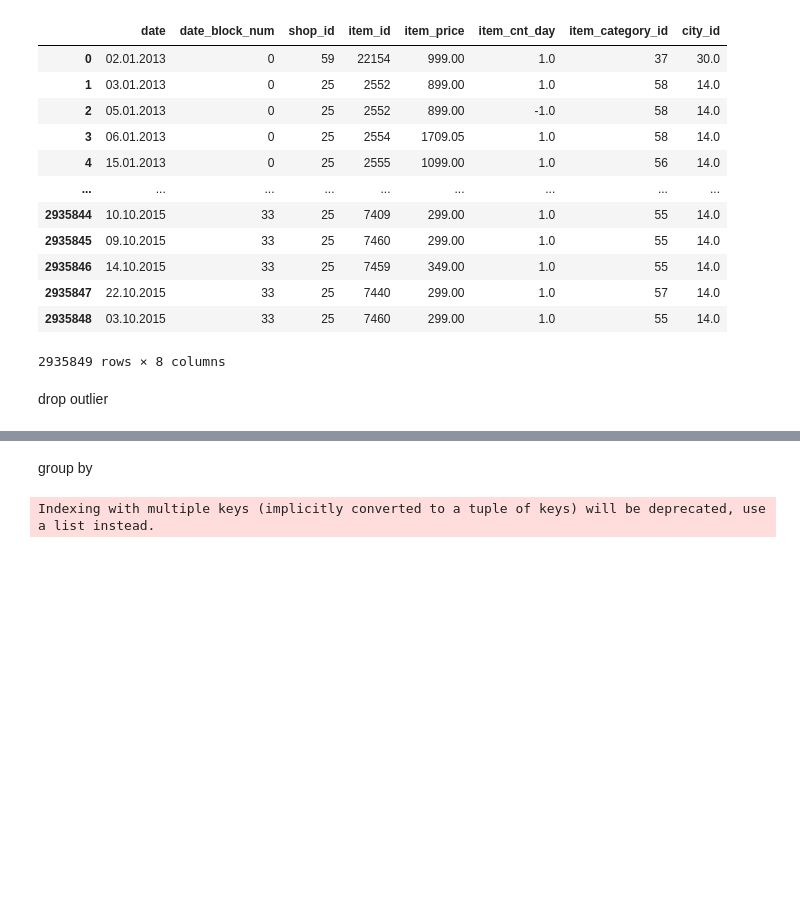
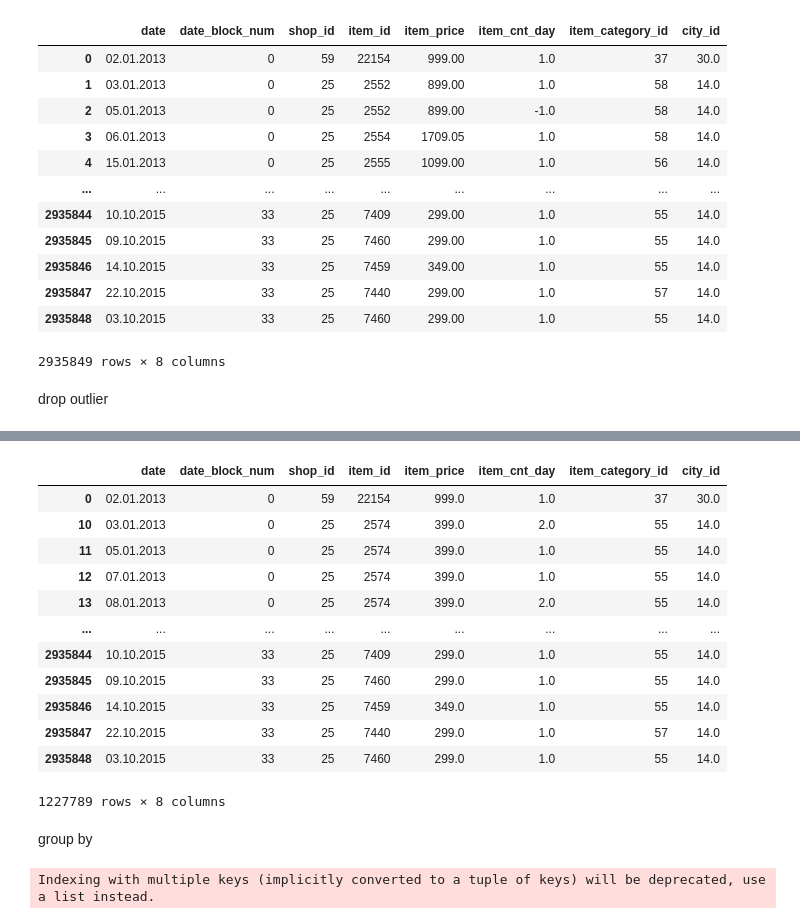
Before and after one commit to X1anghe/AIDM, a Jupyter notebook: Assignment2/src/DataVisualisation.ipynb, the cells around one changed output, grey strips where cells are left out. Drawn from its saved outputs; the diff is of its cells as text; code cells hidden in the pictures; blank space fills up the shorter version.

```diff
--- a/Assignment2/src/DataVisualisation.ipynb
+++ b/Assignment2/src/DataVisualisation.ipynb
@@ -575,0 +716,16 @@ train
+# %%
+train_test
+# %% [output]
+|  | date | date_block_num | shop_id | item_id | item_price | item_cnt_day | item_category_id | city_id |
+| 0 | 02.01.2013 | 0 | 59 | 22154 | 999.0 | 1.0 | 37 | 30.0 |
+| 10 | 03.01.2013 | 0 | 25 | 2574 | 399.0 | 2.0 | 55 | 14.0 |
+| 11 | 05.01.2013 | 0 | 25 | 2574 | 399.0 | 1.0 | 55 | 14.0 |
+| 12 | 07.01.2013 | 0 | 25 | 2574 | 399.0 | 1.0 | 55 | 14.0 |
+| 13 | 08.01.2013 | 0 | 25 | 2574 | 399.0 | 2.0 | 55 | 14.0 |
+| ... | ... | ... | ... | ... | ... | ... | ... | ... |
+| 2935844 | 10.10.2015 | 33 | 25 | 7409 | 299.0 | 1.0 | 55 | 14.0 |
+| 2935845 | 09.10.2015 | 33 | 25 | 7460 | 299.0 | 1.0 | 55 | 14.0 |
+| 2935846 | 14.10.2015 | 33 | 25 | 7459 | 349.0 | 1.0 | 55 | 14.0 |
+| 2935847 | 22.10.2015 | 33 | 25 | 7440 | 299.0 | 1.0 | 57 | 14.0 |
+| 2935848 | 03.10.2015 | 33 | 25 | 7460 | 299.0 | 1.0 | 55 | 14.0 |
+1227789 rows × 8 columns
```
Also changed, not shown: parts of 25 cells of this notebook.
